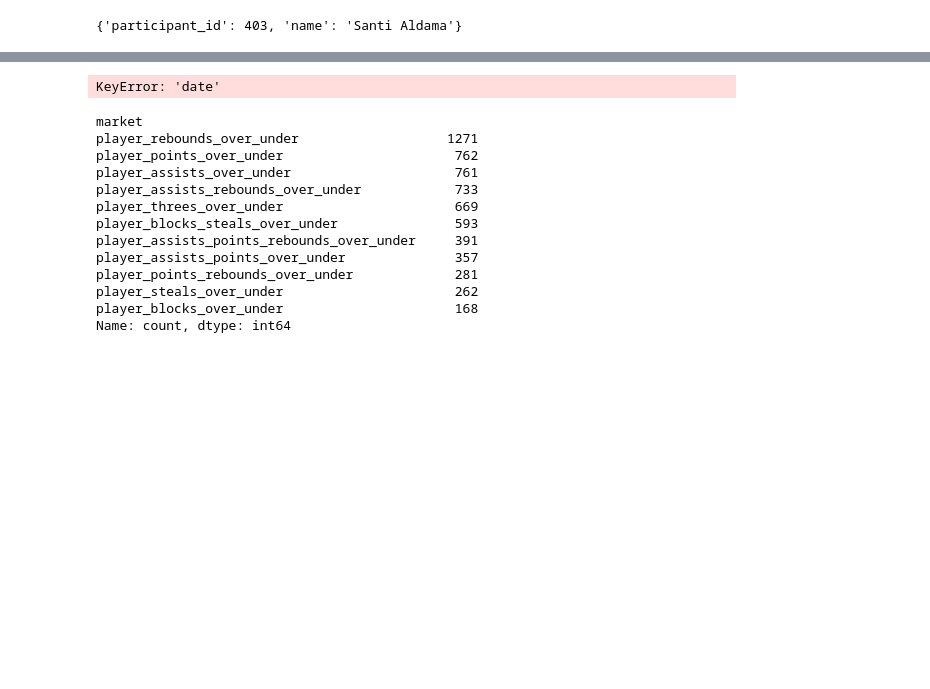
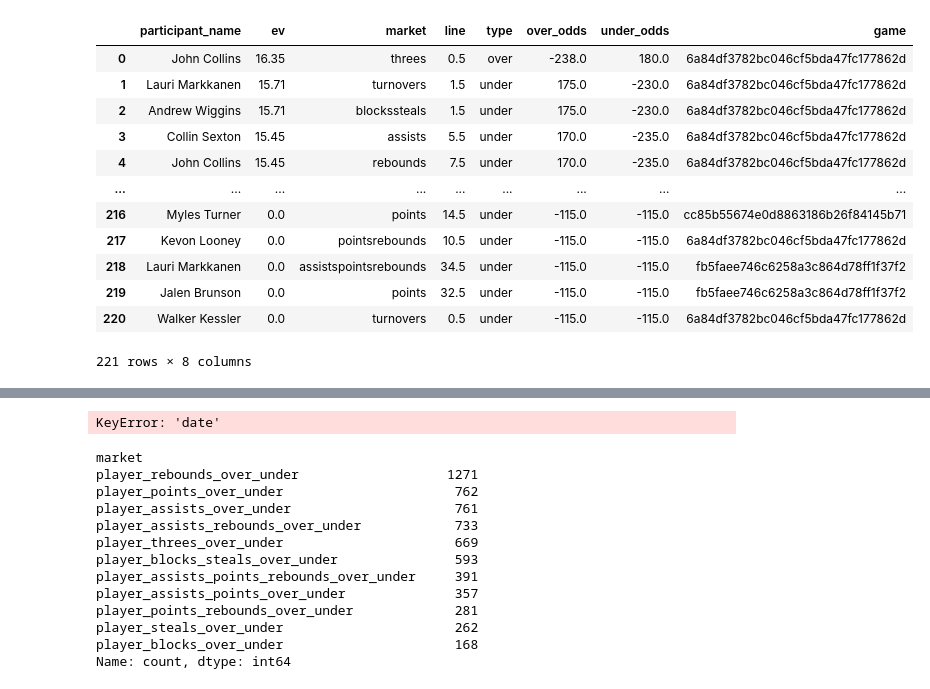
Before and after one commit to 24parida/PositiveEV, a Jupyter notebook: CurrentTesting/prizepicks_current.ipynb, the cells around one changed output, grey strips where cells are left out. Drawn from its saved outputs; the diff is of its cells as text; code cells hidden in the pictures; blank space fills up the shorter version.

```diff
--- a/CurrentTesting/prizepicks_current.ipynb
+++ b/CurrentTesting/prizepicks_current.ipynb
@@ -181,3 +173,10 @@ best_bets = bets[bets['ev'] > 4.5]
+# %%
+bets = bets.sort_values(by=['ev'], ascending=False)
+bets.dropna(inplace=True)
+bets.drop_duplicates(keep='first', inplace=True, ignore_index=True)
+
+bets['market'] = bets['market'].str.replace(r'_|player|over_under', '', regex=True).str.strip()
+best_bets = bets[bets['ev'] > 4.5]
 # %%
 print(f"Total Bets found!: {bets.shape[0]}")
 print(f"Total Positive EV Bets found!: {best_bets.shape[0]}")
@@ -222,4 +186,16 @@ a = api.get_player(403)
-# %%
-a
-# %% [output]
-{'participant_id': 403, 'name': 'Santi Aldama'}
+# %%
+bets
+# %% [output]
+|  | participant_name | ev | market | line | type | over_odds | under_odds | game |
+| 0 | John Collins | 16.35 | threes | 0.5 | over | -238.0 | 180.0 | 6a84df3782bc046cf5bda47fc177862d |
+| 1 | Lauri Markkanen | 15.71 | turnovers | 1.5 | under | 175.0 | -230.0 | 6a84df3782bc046cf5bda47fc177862d |
+| 2 | Andrew Wiggins | 15.71 | blockssteals | 1.5 | under | 175.0 | -230.0 | 6a84df3782bc046cf5bda47fc177862d |
+| 3 | Collin Sexton | 15.45 | assists | 5.5 | under | 170.0 | -235.0 | 6a84df3782bc046cf5bda47fc177862d |
+| 4 | John Collins | 15.45 | rebounds | 7.5 | under | 170.0 | -235.0 | 6a84df3782bc046cf5bda47fc177862d |
+| ... | ... | ... | ... | ... | ... | ... | ... | ... |
+| 216 | Myles Turner | 0.0 | points | 14.5 | under | -115.0 | -115.0 | cc85b55674e0d8863186b26f84145b71 |
+| 217 | Kevon Looney | 0.0 | pointsrebounds | 10.5 | under | -115.0 | -115.0 | 6a84df3782bc046cf5bda47fc177862d |
+| 218 | Lauri Markkanen | 0.0 | assistspointsrebounds | 34.5 | under | -115.0 | -115.0 | fb5faee746c6258a3c864d78ff1f37f2 |
+| 219 | Jalen Brunson | 0.0 | points | 32.5 | under | -115.0 | -115.0 | fb5faee746c6258a3c864d78ff1f37f2 |
+| 220 | Walker Kessler | 0.0 | turnovers | 0.5 | under | -115.0 | -115.0 | 6a84df3782bc046cf5bda47fc177862d |
+221 rows × 8 columns
```
Also changed, not shown: parts of 15 cells of this notebook, 2 other files.
